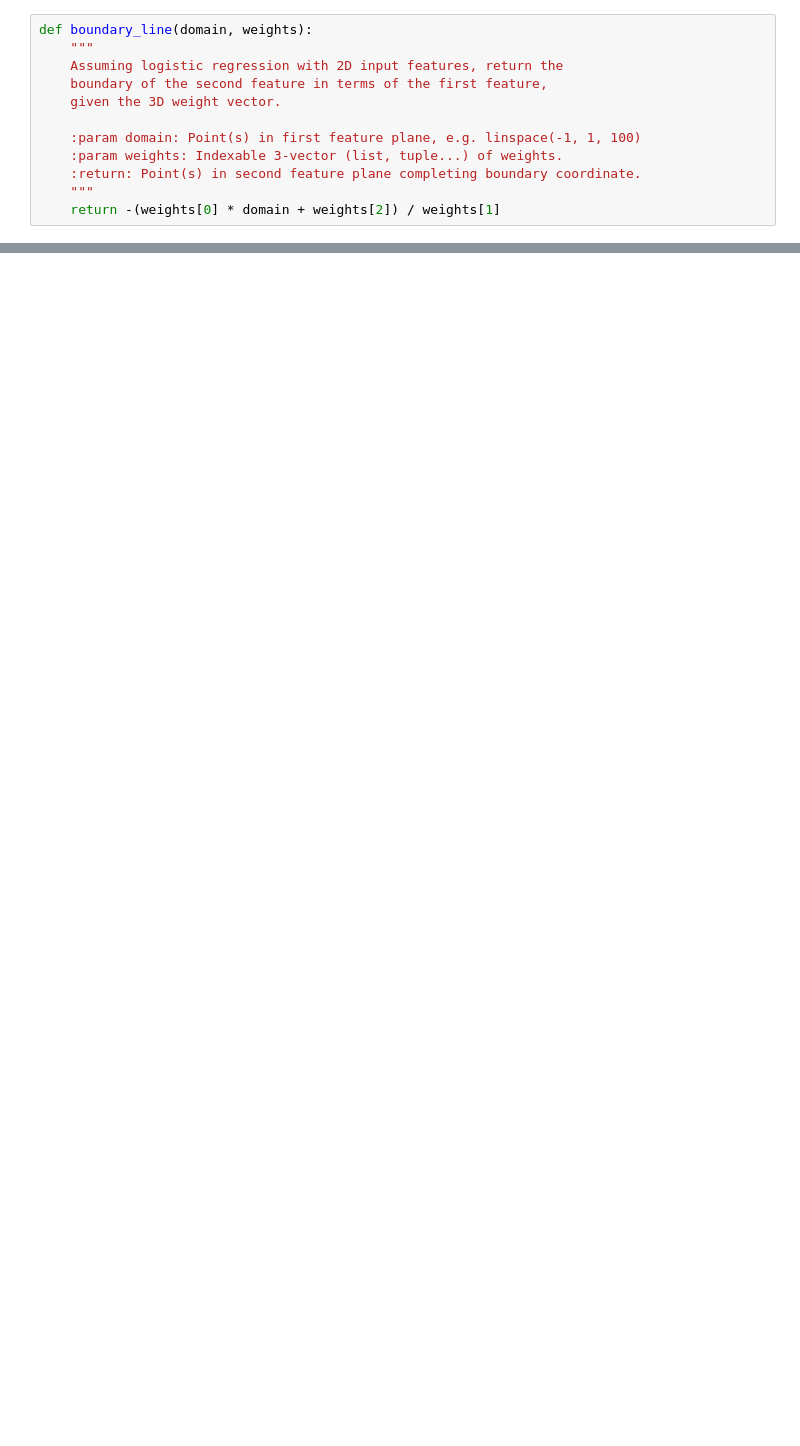
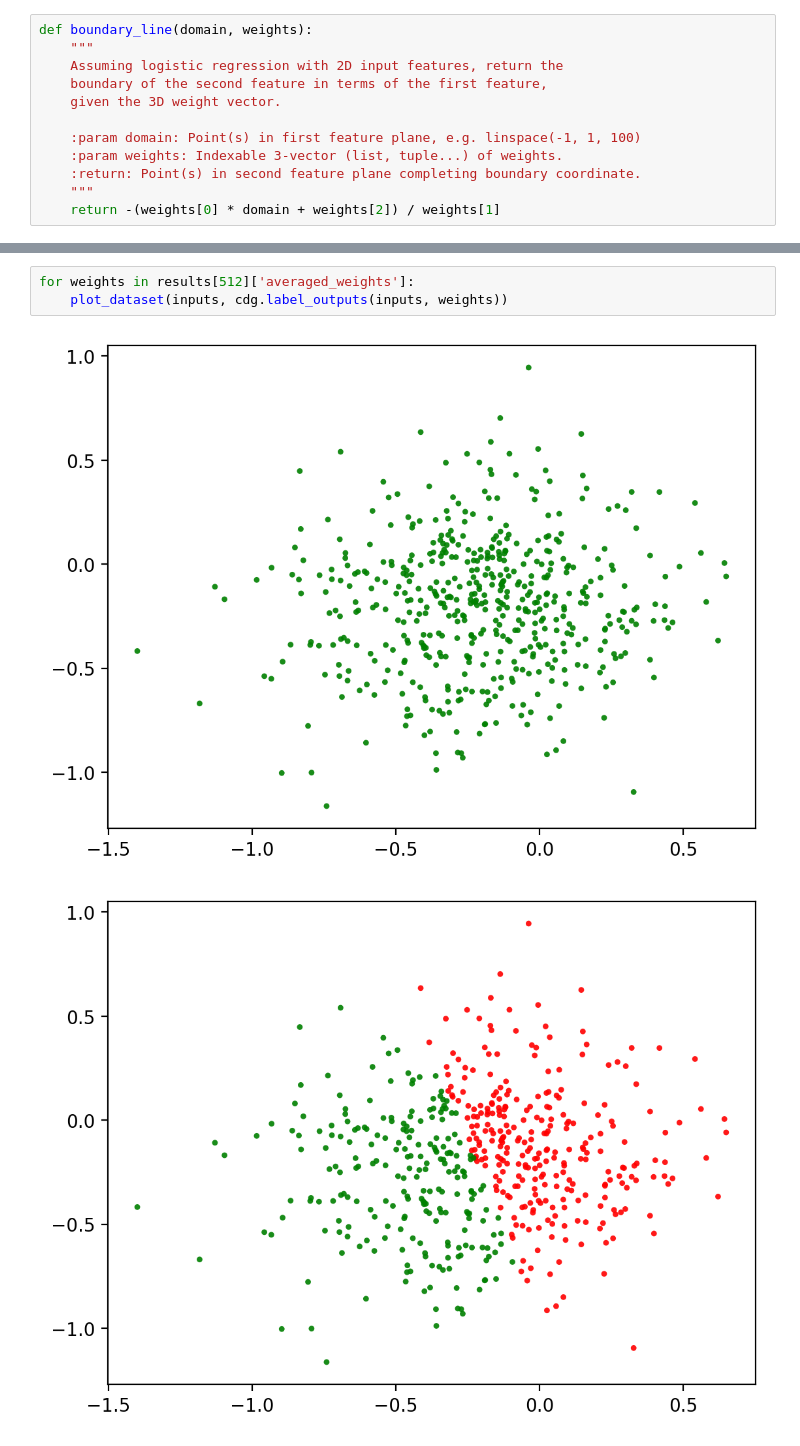
Before and after one commit to kdbanman/dro_sweeps, a Jupyter notebook: classification_example.ipynb, the cells around one changed output, grey strips where cells are left out. Drawn from its saved outputs; the diff is of its cells as text; blank space fills up the shorter version.

```diff
--- a/classification_example.ipynb
+++ b/classification_example.ipynb
@@ -183,0 +226,6 @@ for batch_size in results.keys():
+# %%
+for weights in results[512]['averaged_weights']:
+    plot_dataset(inputs, cdg.label_outputs(inputs, weights))
+# %% [output]
+[figure, added]
+[figure, added]
```
Also changed, not shown: parts of 7 cells of this notebook, 5 other files.
